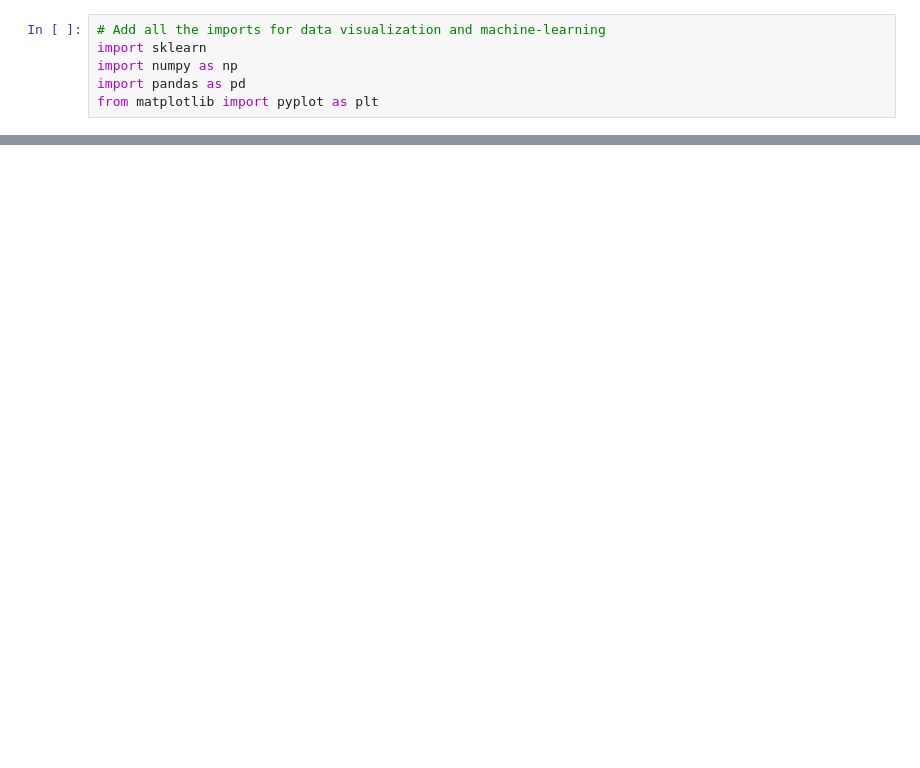
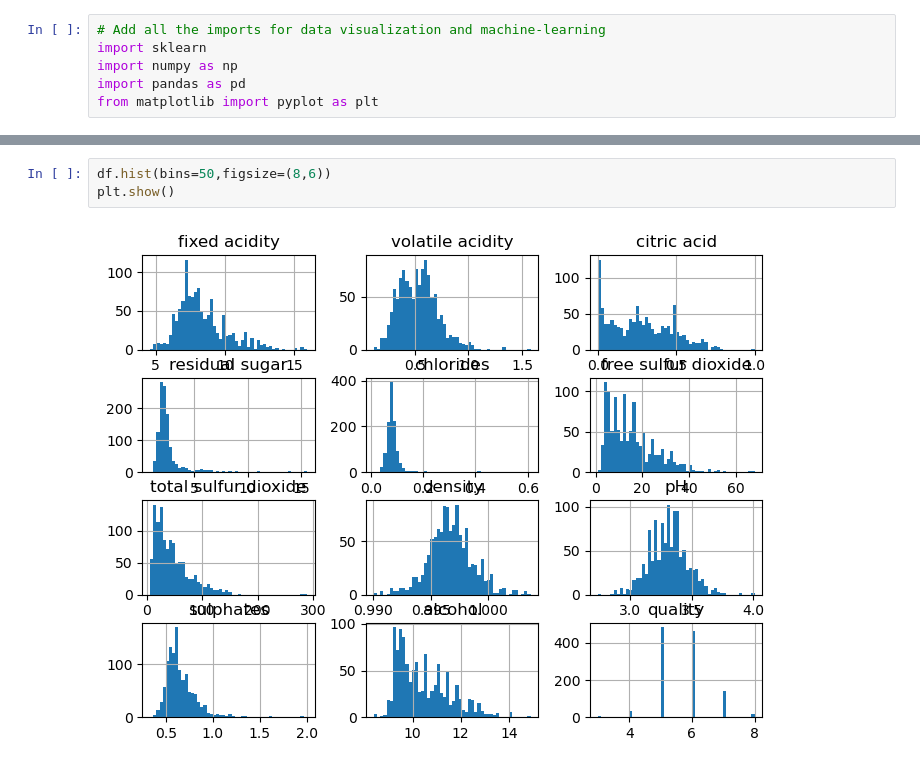
Before and after one commit to jimmy-Gamboli/WineQuality_ML, a Jupyter notebook: CSC 4505 Project - Wine Quality - Jimmy, Michael, Noah.ipynb, the cells around one changed output, grey strips where cells are left out. Drawn from its saved outputs; the diff is of its cells as text; blank space fills up the shorter version.

```diff
--- a/CSC 4505 Project - Wine Quality - Jimmy, Michael, Noah.ipynb
+++ b/CSC 4505 Project - Wine Quality - Jimmy, Michael, Noah.ipynb
@@ -89,0 +130,5 @@ array([3, 4, 5, 6, 7, 8], dtype=int64)
+# %%
+df.hist(bins=50,figsize=(8,6))
+plt.show()
+# %% [output]
+[figure, added]
```
Also changed, not shown: parts of 19 cells of this notebook.
